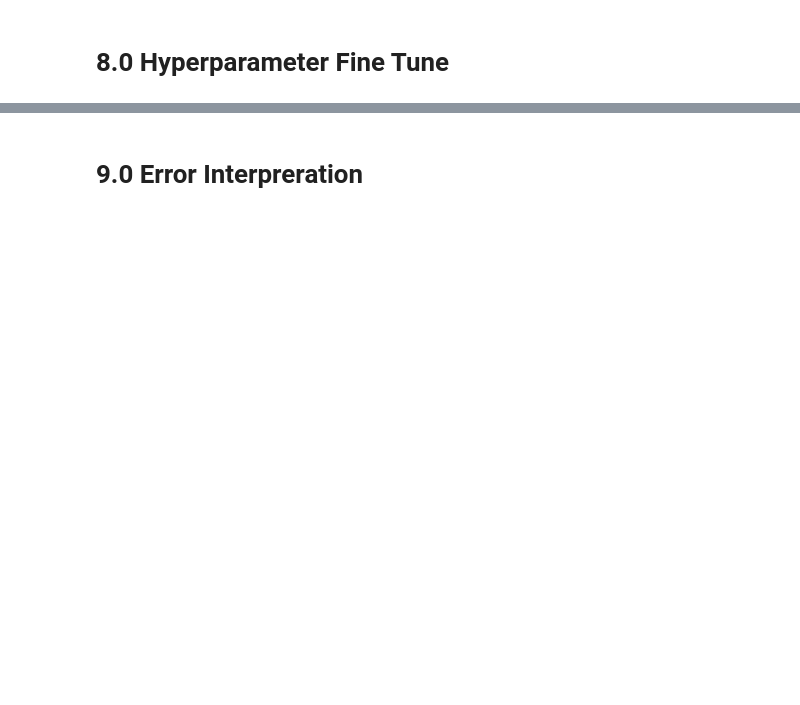
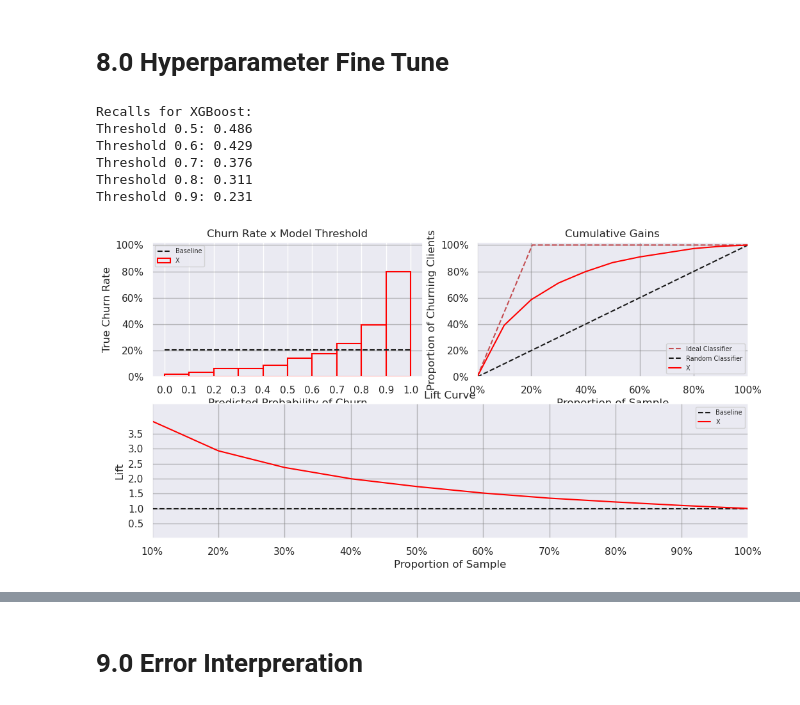
Before and after one commit to jmcabreira/Data-Science-CGP, a Jupyter notebook: notebooks/C01-jc-churnPred.ipynb, the cells around one changed output, grey strips where cells are left out. Cells and saved outputs as stored; diff of their text form; code cells hidden in the pictures; blank space fills up the shorter version.

```diff
--- a/notebooks/C01-jc-churnPred.ipynb
+++ b/notebooks/C01-jc-churnPred.ipynb
@@ -953,2 +1003,48 @@ plt.tight_layout()
 # %% [markdown]
 # 8.0 Hyperparameter Fine Tune
+# %%
+xgb = XGBClassifier()
+
+model_name = 'XGBoost'
+scoring = 'recall'
+
+thresholds = np.arange(0.5, 1., .1)
+
+y_proba = cross_val_predict(xgb, X_train, y=y_train, cv=10, n_jobs=-1, method='predict_proba')[:, 1]
+print('Recalls for {}:'.format(model_name))
+
+for threshold in thresholds:
+    y_pred = (y_proba >= threshold).astype(int)
+    score = recall_score(y_train, y_pred)
+    print(f'Threshold {threshold:.1f}: {score:.3f}')
+print()
+# %% [output]
+Recalls for XGBoost:
+Threshold 0.5: 0.486
+Threshold 0.6: 0.429
+Threshold 0.7: 0.376
+Threshold 0.8: 0.311
+Threshold 0.9: 0.231
+# %%
+step = .1
+rates = []
+lifts = []
+gains = []
+
+rates.append(calculate_ones_rate(y_train, y_proba, step=step))
+lift, gain = calculate_lift_gain(y_train, y_proba, step=step)
+lifts.append(lift)
+gains.append(gain)
+
+plt.figure(figsize=(12, 6))
+
+ax1 = plt.subplot(2,2,1)
+plot_churn_rate(rates, model_name, churn_ratio)
+
+ax2 = plt.subplot(2,2,2)
+plot_custom_cumulative_gain(gains, model_name,churn_ratio)
+
+ax3 = plt.subplot(2,1,2)
+plot_lift( lifts , model_name, step)
+# %% [output]
+[figure, added]
```
Also changed, not shown: parts of 23 cells of this notebook, 1 other file.
